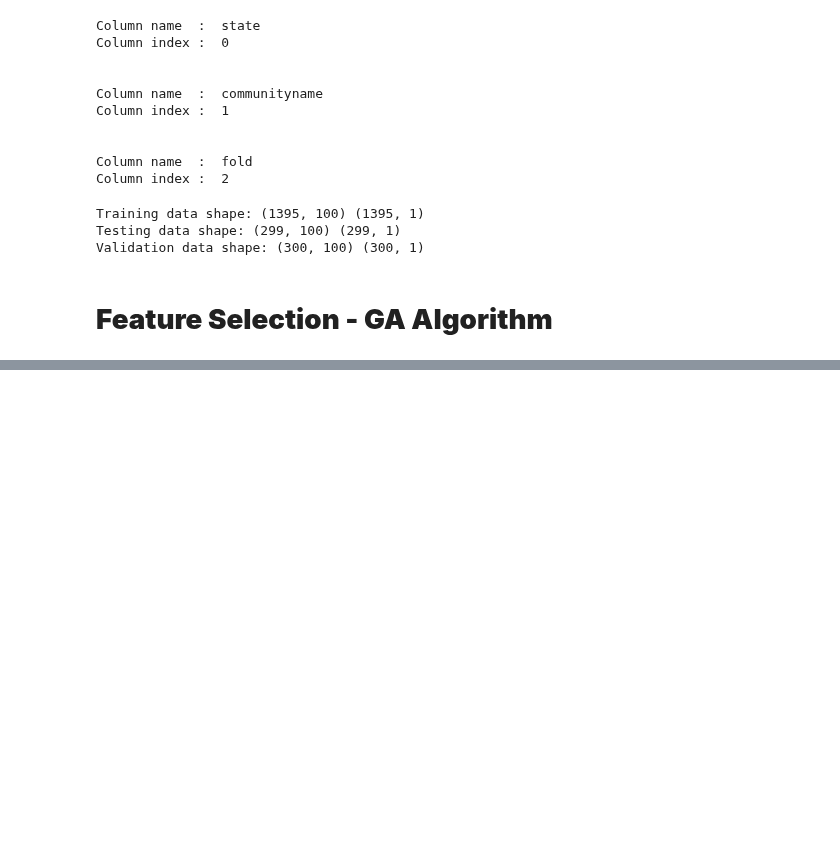
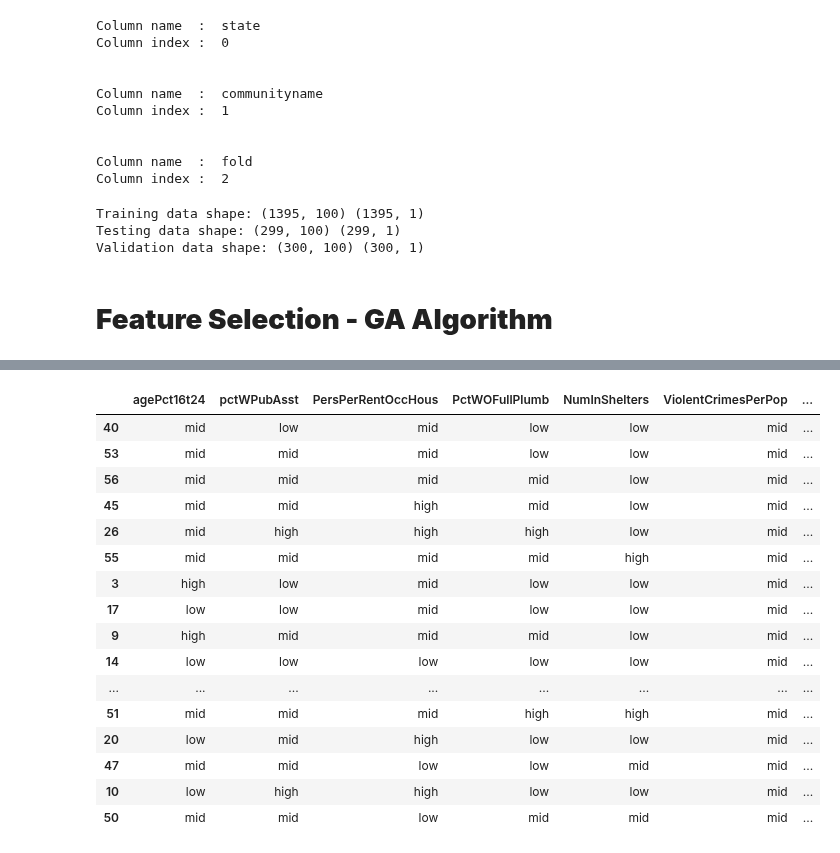
Before and after one commit to yeesem/Soft-Computing, a Jupyter notebook: Soft_Computing_Assignment_1_Fuzzy_Logic.ipynb, the cells around one changed output, grey strips where cells are left out. Drawn from its saved outputs; the diff is of its cells as text; code cells hidden in the pictures; blank space fills up the shorter version.

```diff
--- a/Soft_Computing_Assignment_1_Fuzzy_Logic.ipynb
+++ b/Soft_Computing_Assignment_1_Fuzzy_Logic.ipynb
@@ -432,7 +425,5 @@ fuzzified_feature1.head()
 # %%
-copy_list_of_features = ['population', 'indianPerCap', 'NumUnderPov', 'PctBSorMore', 'PctOccupManu', 'MalePctDivorce', 'PctKids2Par', 'PctTeen2Par', 'PersPerOccupHous', 'PctHousOwnOcc', 'PctHousNoPhone', 'MedRentPctHousInc', 'MedOwnCostPctInc', 'NumInShelters', 'LandArea']
-feature_object = []
-for index,feature in enumerate(copy_list_of_features):
+for feature in copy_list_of_features:
    tempt = X_train[feature]
    tempt_max = tempt.max()
    tempt_min = tempt.min()
@@ -477,0 +434,8 @@ for obj in feature_object:
+# %%
+tempt = y_train['ViolentCrimesPerPop']
+tempt_max = tempt.max() # tempt_max = 1
+tempt_min = tempt.min() # tempt_max = 0
+tempt_mid = np.median(np.arange(tempt_min,tempt_max,0.1))
+
+tempt_object = Fuzzify(tempt,tempt_min,tempt_max,tempt_mid)
+feature_object.append(tempt_object)
@@ -478,3 +458,46 @@ for obj in feature_object:
+# %%
+train_data = X_train[copy_list_of_features]
+train_data = train_data.join(y_train)
+# %%
+# train_data = X_train[copy_list_of_features]
+# train_data = train_data + y_train
+
+def get_rule(train_data,feature_object):
+  rule_df = train_data.copy()
+  rule_df['degree'] = np.ones(X_train.shape[0])
+  for col in train_data.columns[:]:
+    idx = train_data.columns.get_loc(col)
+    feature_membership = feature_object[idx].get_membership()
+    rule_df[col] = feature_membership['membership']
+    rule_df['degree'] *= feature_membership['degree']
+  final_rule = rule_df
+  final_rule['ViolentCrimesPerPop Value'] = y_train.iloc[:]
+  final_rule = final_rule.groupby(list(rule_df.columns[:-3])).max()
+  final_rule = final_rule.reset_index()
+  col_to_move = final_rule.pop('degree')
+  final_rule['degree'] = col_to_move
+  return final_rule
+# %%
+rule = get_rule(train_data,feature_object)
+rule.sort_values(by = 'degree',ascending=False)
+# %% [output]
+|  | agePct16t24 | pctWPubAsst | PersPerRentOccHous | PctWOFullPlumb | NumInShelters | ViolentCrimesPerPop | ... |
+| 40 | mid | low | mid | low | low | mid | ... |
+| 53 | mid | mid | mid | low | low | mid | ... |
+| 56 | mid | mid | mid | mid | low | mid | ... |
+| 45 | mid | mid | high | mid | low | mid | ... |
+| 26 | mid | high | high | high | low | mid | ... |
+| 55 | mid | mid | mid | mid | high | mid | ... |
+| 3 | high | low | mid | low | low | mid | ... |
+| 17 | low | low | mid | low | low | mid | ... |
+| 9 | high | mid | mid | mid | low | mid | ... |
+| 14 | low | low | low | low | low | mid | ... |
+| ... | ... | ... | ... | ... | ... | ... | ... |
+| 51 | mid | mid | mid | high | high | mid | ... |
+| 20 | low | mid | high | low | low | mid | ... |
+| 47 | mid | mid | low | low | mid | mid | ... |
+| 10 | low | high | high | low | low | mid | ... |
+| 50 | mid | mid | low | mid | mid | mid | ... |
 # %%
 #Build model
 # %%
```
Also changed, not shown: parts of 9 cells of this notebook.
